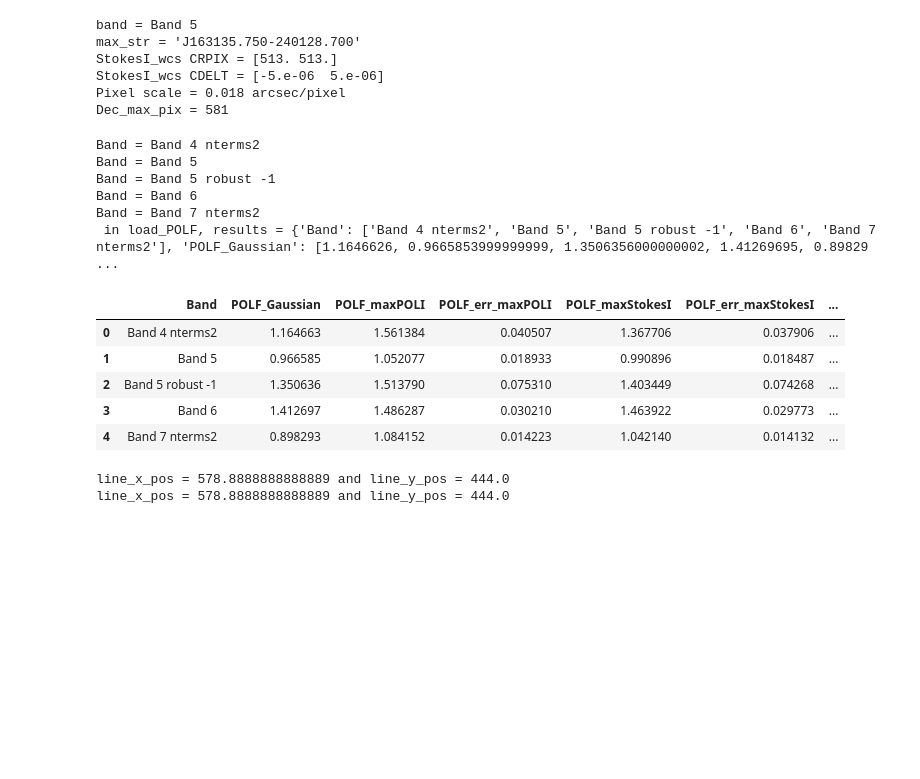
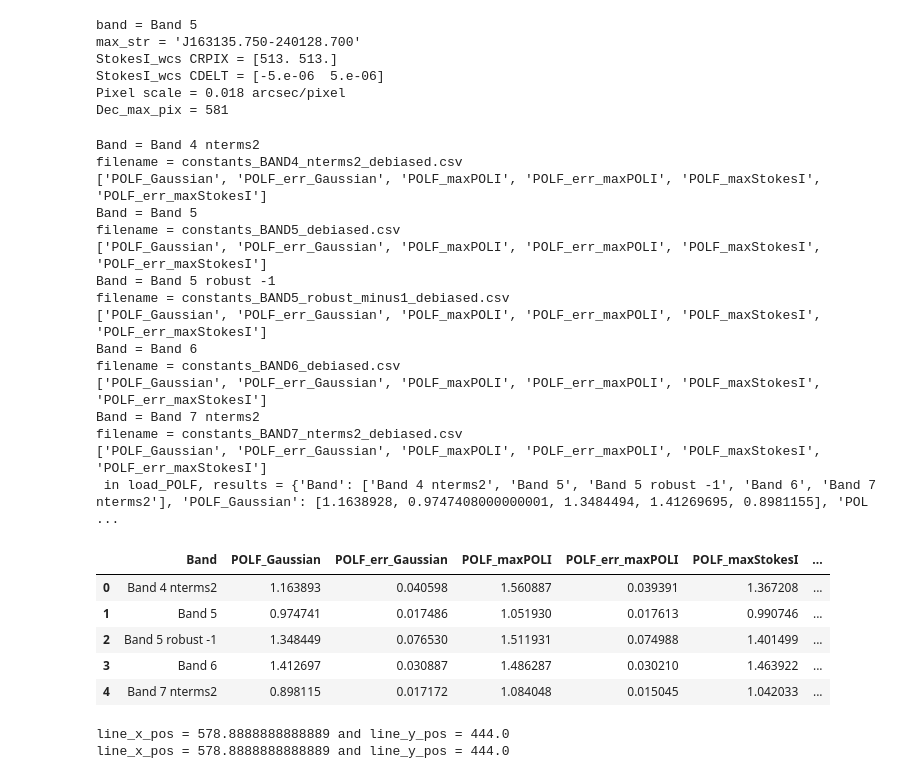
Before and after one commit to audreyburggraf/MastersThesis, a Jupyter notebook: PLOTTING C29 989/MakingFigures/Band5_robust_0.5.ipynb, the cells around one changed output. Saved outputs shown, nothing was run; the diff lists cells and outputs as text; code cells hidden in the pictures; blank space fills up the shorter version.

```diff
--- a/PLOTTING C29 989/MakingFigures/Band5_robust_0.5.ipynb
+++ b/PLOTTING C29 989/MakingFigures/Band5_robust_0.5.ipynb
@@ -41,22 +41,32 @@ Pixel scale = 0.018 arcsec/pixel
 Dec_max_pix = 581
 # %%
 df_POLF = load_POLF(["Band 4 nterms2", "Band 5", "Band 5 robust -1", "Band 6", "Band 7 nterms2"],
-                    print_things = True)
+                    print_things = True, bias = 'debiased')
 
 df_POLF
 # %% [output]
 Band = Band 4 nterms2
+filename = constants_BAND4_nterms2_debiased.csv
+['POLF_Gaussian', 'POLF_err_Gaussian', 'POLF_maxPOLI', 'POLF_err_maxPOLI', 'POLF_maxStokesI', 'POLF_err_maxStokesI']
 Band = Band 5
+filename = constants_BAND5_debiased.csv
+['POLF_Gaussian', 'POLF_err_Gaussian', 'POLF_maxPOLI', 'POLF_err_maxPOLI', 'POLF_maxStokesI', 'POLF_err_maxStokesI']
 Band = Band 5 robust -1
+filename = constants_BAND5_robust_minus1_debiased.csv
+['POLF_Gaussian', 'POLF_err_Gaussian', 'POLF_maxPOLI', 'POLF_err_maxPOLI', 'POLF_maxStokesI', 'POLF_err_maxStokesI']
 Band = Band 6
+filename = constants_BAND6_debiased.csv
+['POLF_Gaussian', 'POLF_err_Gaussian', 'POLF_maxPOLI', 'POLF_err_maxPOLI', 'POLF_maxStokesI', 'POLF_err_maxStokesI']
 Band = Band 7 nterms2
- in load_POLF, results = {'Band': ['Band 4 nterms2', 'Band 5', 'Band 5 robust -1', 'Band 6', 'Band 7 nterms2'], 'POLF_Gaussian': [1.1646626, 0.9665853999999999, 1.3506356000000002, 1.41269695, 0.89829 ...
+filename = constants_BAND7_nterms2_debiased.csv
+['POLF_Gaussian', 'POLF_err_Gaussian', 'POLF_maxPOLI', 'POLF_err_maxPOLI', 'POLF_maxStokesI', 'POLF_err_maxStokesI']
+ in load_POLF, results = {'Band': ['Band 4 nterms2', 'Band 5', 'Band 5 robust -1', 'Band 6', 'Band 7 nterms2'], 'POLF_Gaussian': [1.1638928, 0.9747408000000001, 1.3484494, 1.41269695, 0.8981155], 'POL ...
-|  | Band | POLF_Gaussian | POLF_maxPOLI | POLF_err_maxPOLI | POLF_maxStokesI | POLF_err_maxStokesI | ... |
-| 0 | Band 4 nterms2 | 1.164663 | 1.561384 | 0.040507 | 1.367706 | 0.037906 | ... |
-| 1 | Band 5 | 0.966585 | 1.052077 | 0.018933 | 0.990896 | 0.018487 | ... |
-| 2 | Band 5 robust -1 | 1.350636 | 1.513790 | 0.075310 | 1.403449 | 0.074268 | ... |
-| 3 | Band 6 | 1.412697 | 1.486287 | 0.030210 | 1.463922 | 0.029773 | ... |
-| 4 | Band 7 nterms2 | 0.898293 | 1.084152 | 0.014223 | 1.042140 | 0.014132 | ... |
+|  | Band | POLF_Gaussian | POLF_err_Gaussian | POLF_maxPOLI | POLF_err_maxPOLI | POLF_maxStokesI | ... |
+| 0 | Band 4 nterms2 | 1.163893 | 0.040598 | 1.560887 | 0.039391 | 1.367208 | ... |
+| 1 | Band 5 | 0.974741 | 0.017486 | 1.051930 | 0.017613 | 0.990746 | ... |
+| 2 | Band 5 robust -1 | 1.348449 | 0.076530 | 1.511931 | 0.074988 | 1.401499 | ... |
+| 3 | Band 6 | 1.412697 | 0.030887 | 1.486287 | 0.030210 | 1.463922 | ... |
+| 4 | Band 7 nterms2 | 0.898115 | 0.017172 | 1.084048 | 0.015045 | 1.042033 | ... |
 # %%
 # print_errors(5, StokesI_mJy, StokesI_err_mJy, StokesQ_err_mJy, StokesU_err_mJy, POLI_err_mJy, POLF_err, PA_err_deg)
 # %%
```
Also changed, not shown: parts of 1 cell of this notebook, 44 other files.
